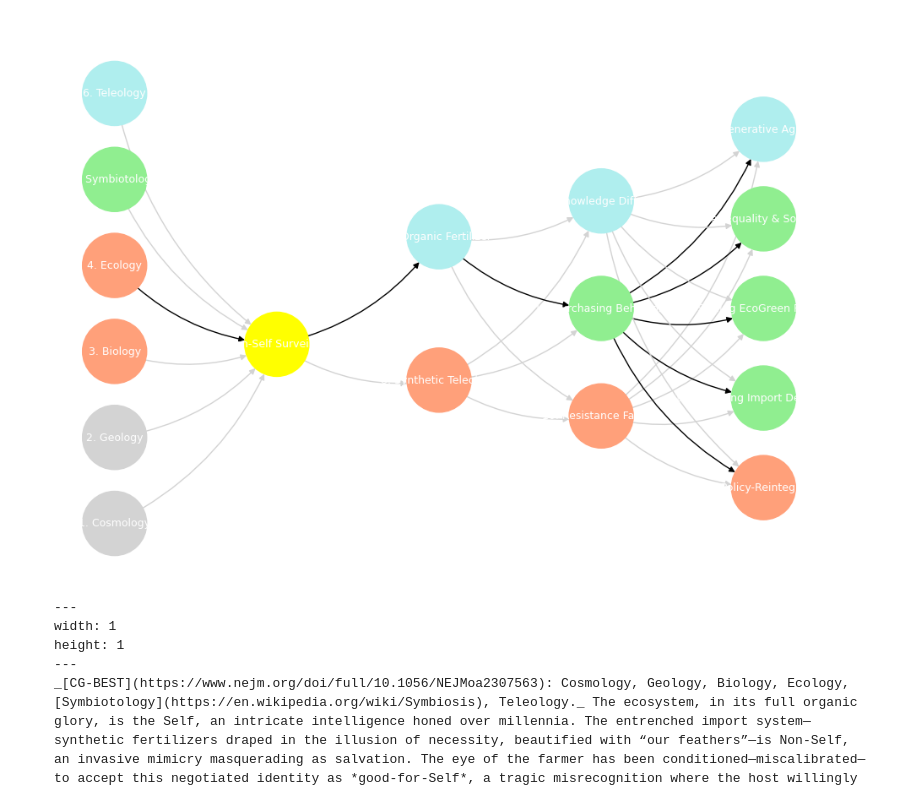
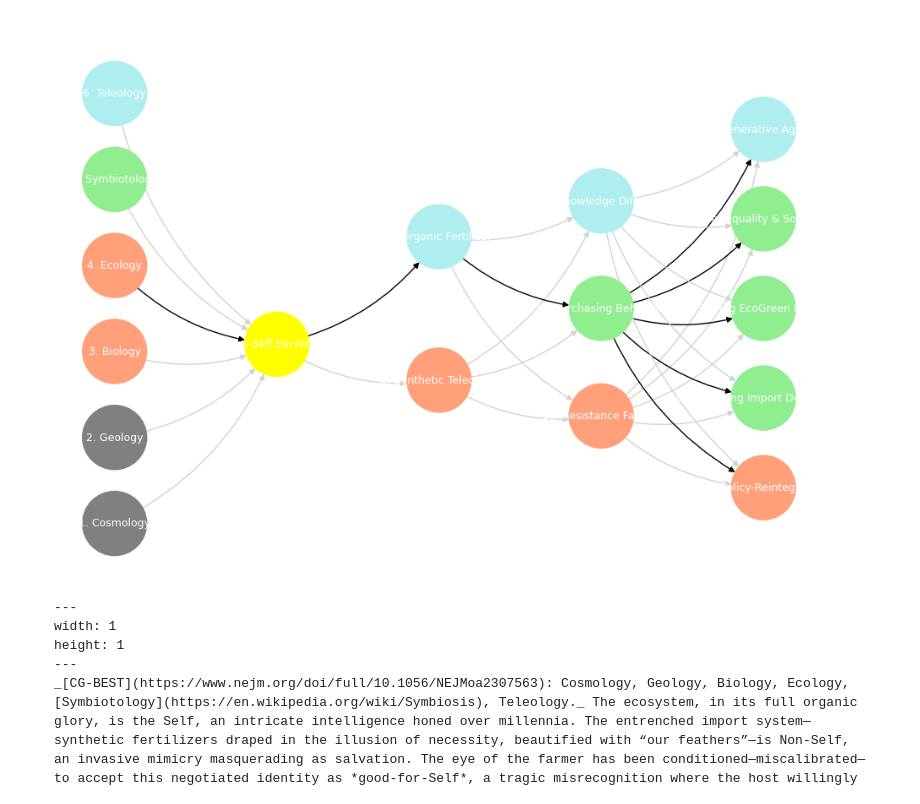
Before and after one commit to abikesa/cg-best, a Jupyter notebook: kitabo/ensi/_build/jupyter_execute/index.ipynb, the cells around one changed output. Saved outputs shown, nothing was run; the diff lists cells and outputs as text; code cells hidden in the pictures.

Commit message:
blackedge

````diff
--- a/kitabo/ensi/_build/jupyter_execute/index.ipynb
+++ b/kitabo/ensi/_build/jupyter_execute/index.ipynb
@@ -301,7 +301,7 @@ def visualize_nn():
             new_node = mapping[node]
             G.add_node(new_node, layer=layer_name)
             pos[new_node] = position
-            node_colors.append(colors.get(node, 'lightgray'))
+            node_colors.append(colors.get(node, 'gray'))  # Default gray for missing colors
 
     # Add edges with updated node labels
     edge_colors = {}
@@ -310,7 +310,7 @@ def visualize_nn():
             new_source = mapping[source]
             new_target = mapping[target]
             G.add_edge(new_source, new_target)
-            edge_colors[(new_source, new_target)] = 'lightgrey'
+            edge_colors[(new_source, new_target)] = 'lightgray'
 
     # Define and add black edges manually with correct node names
     numbered_nodes = list(mapping.values())
@@ -321,41 +321,44 @@ def visualize_nn():
         (numbered_nodes[10], numbered_nodes[12]), # 11 -> 13
         (numbered_nodes[10], numbered_nodes[13]), # 11 -> 14
         (numbered_nodes[10], numbered_nodes[14]), # 11 -> 15
         (numbered_nodes[10], numbered_nodes[15]), # 11 -> 16
         (numbered_nodes[10], numbered_nodes[16])  # 11 -> 17
     ]
 
     for src, tgt in black_edge_list:
         G.add_edge(src, tgt)
         edge_colors[(src, tgt)] = 'black'
 
     # Set Dark Mode for Matplotlib
     plt.style.use('dark_background')  # Dark mode for all plots
     fig, ax = plt.subplots(figsize=(12, 8))
-    fig.patch.set_facecolor('#121212')  # Ensure full dark mode background
-    ax.set_facecolor('#121212')  # Set axis background to black
 
-    # Draw the graph
+    # ✅ Force FULL black background
+    fig.patch.set_facecolor('#121212')  # Full figure background
+    ax.set_facecolor('#121212')  # Set plot background
+
+    # Draw the graph (without labels)
     nx.draw(
-        G, pos, with_labels=True,
-        node_color=node_colors,
+        G, pos, node_color=node_colors,
         edge_color=[edge_colors.get(edge, 'lightgrey') for edge in G.edges],
-        font_color='white',  # White labels for readability
         node_size=3000,
         font_size=9,
         connectionstyle="arc3,rad=0.2",
-        ax=ax  # Assign the axis explicitly
+        ax=ax  # Assign explicit axis
     )
+
+    # ✅ Force White Labels (otherwise, they default to black)
+    nx.draw_networkx_labels(G, pos, font_color='white', font_size=9, ax=ax)
 
     # Set title with white text
     ax.set_title("Symbiotology", fontsize=18, color='white')
 
     plt.show()
 
 # Run the visualization
 visualize_nn()
 # %% [output]
-[figure, old version]
+[figure, new version]
 # %% [markdown]
 ```{figure} https://www.ledr.com/colours/white.jpg
 ---
````
Also changed, not shown: 8 other files.
